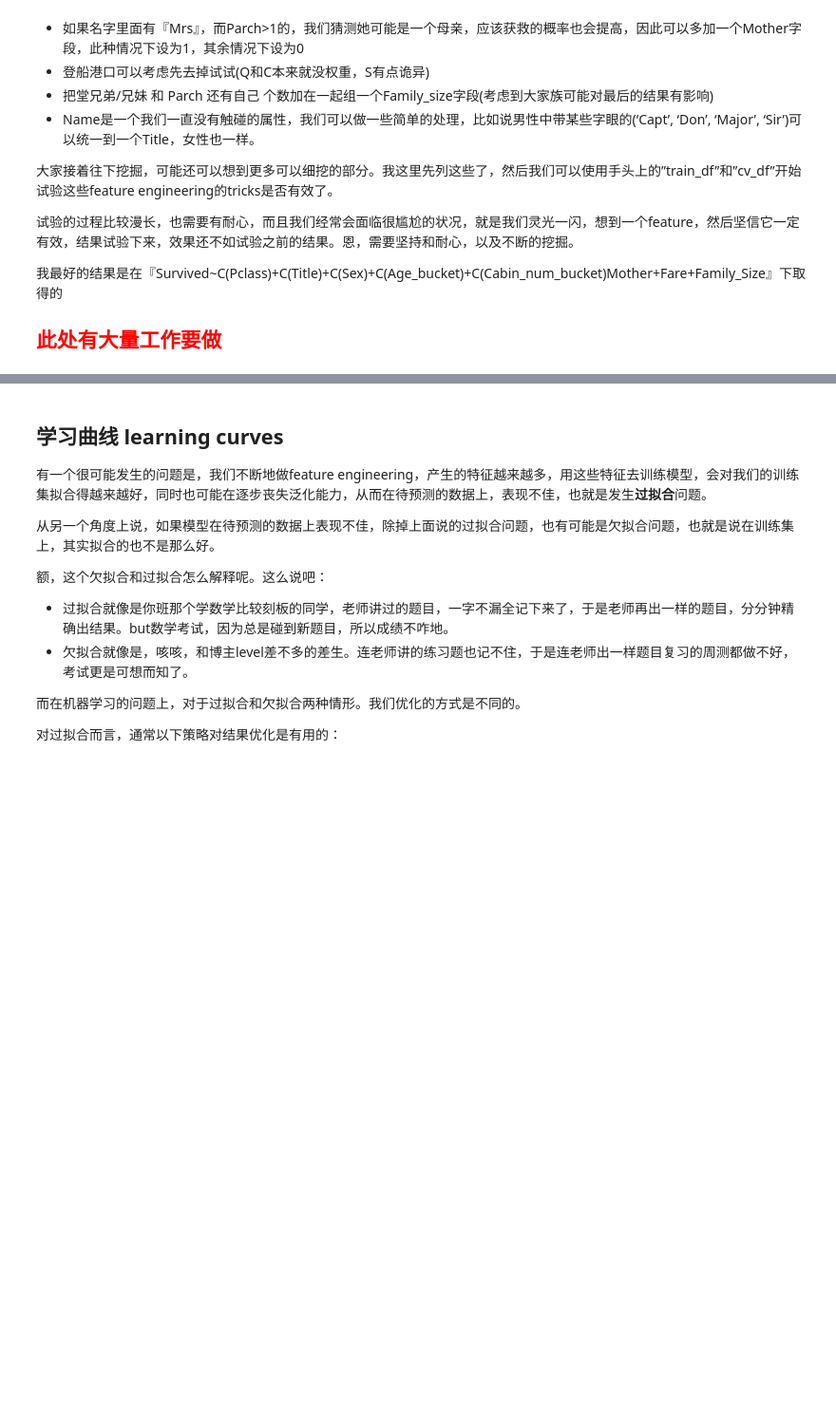
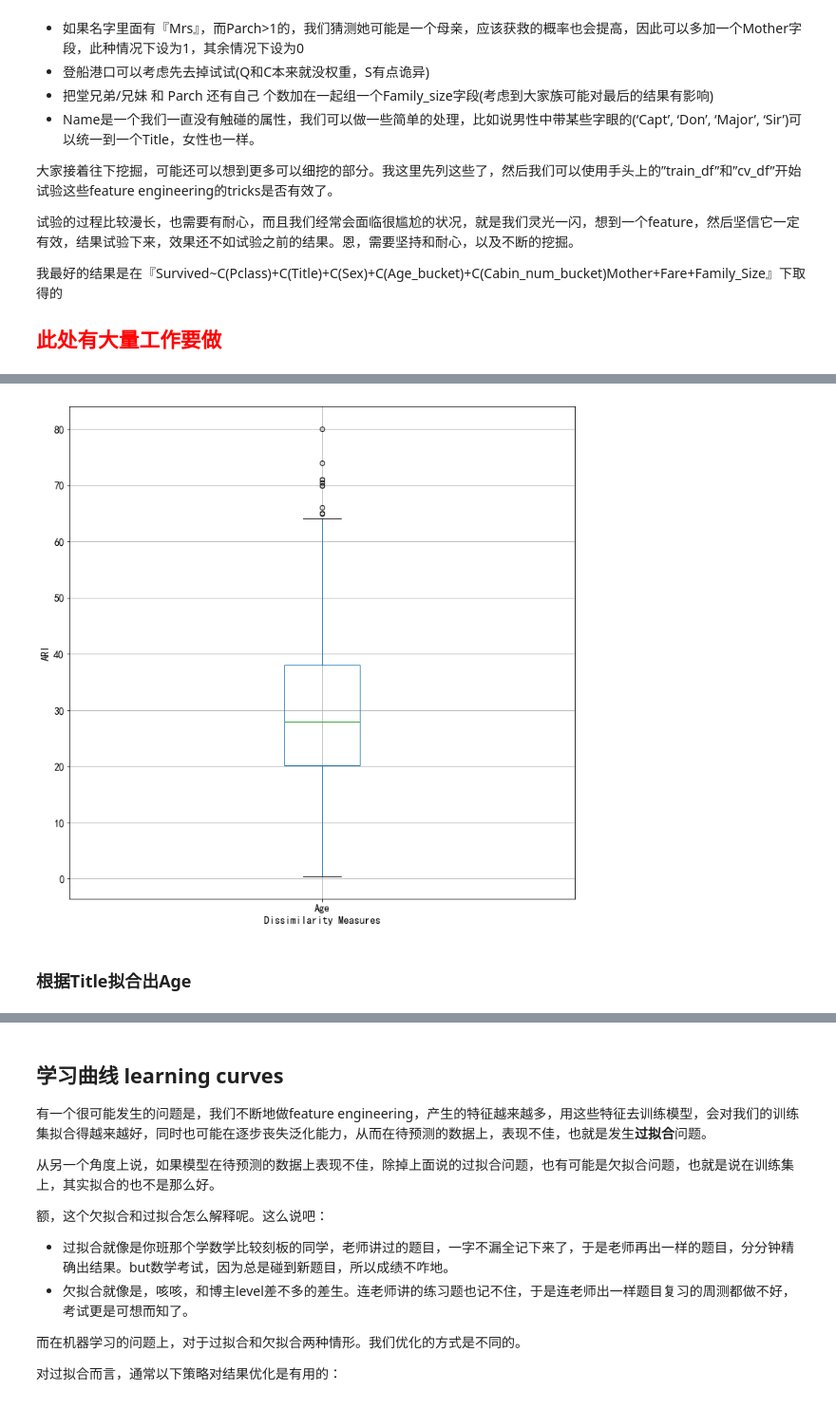
Before and after one commit to FantasyJXF/Kaggle, a Jupyter notebook: Titanic/Titanic_prediction.ipynb, the cells around one changed output, grey strips where cells are left out. Shown at 95% size. Drawn from its saved outputs; the diff is of its cells as text; code cells hidden in the pictures; blank space fills up the shorter version.

```diff
--- a/Titanic/Titanic_prediction.ipynb
+++ b/Titanic/Titanic_prediction.ipynb
@@ -620,0 +591,22 @@ data_test = set_Cabin_type(data_test)
+# %%
+import re
+combined_train_test = pd.read_csv("./train.csv")
+
+# what is each person's title?
+combined_train_test['Title'] = combined_train_test['Name'].map(lambda x: re.compile(", (.*?)\.").findall(x)[0])
+
+# 将各式称呼进行统一化处理：
+title_Dict = {}
+title_Dict.update(dict.fromkeys(['Capt', 'Col', 'Major', 'Dr', 'Rev'], 'Officer'))
+title_Dict.update(dict.fromkeys(['Don', 'Sir', 'the Countess', 'Dona', 'Lady'], 'Royalty'))
+title_Dict.update(dict.fromkeys(['Mme', 'Ms', 'Mrs'], 'Mrs'))
+title_Dict.update(dict.fromkeys(['Mlle', 'Miss'], 'Miss'))
+title_Dict.update(dict.fromkeys(['Mr','Jonkheer'], 'Mr'))
+title_Dict.update(dict.fromkeys(['Master'], 'Master'))
+combined_train_test['Title'] = combined_train_test['Title'].map(title_Dict)
+
+# #使用dummy对不同的称呼进行分列：
+dummies_Title = pd.get_dummies(combined_train_test['Title'], prefix= 'Title')
+combined_train_test = pd.concat([combined_train_test, dummies_Title], axis=1)
+
+combined_train_test
@@ -620,0 +632,11 @@ data_test = set_Cabin_type(data_test)
+# %%
+p = combined_train_test.iloc[:,[5]]
+plt.figure(1, figsize=(12, 12))#可设定图像大小
+p.boxplot()
+plt.ylabel("ARI")
+plt.xlabel("Dissimilarity Measures")#我们设置横纵坐标的标题。
+plt.show()
+# %% [output]
+[figure, added]
+# %% [markdown]
+### 根据Title拟合出Age
```
Also changed, not shown: parts of 20 cells of this notebook, 4 other files.
